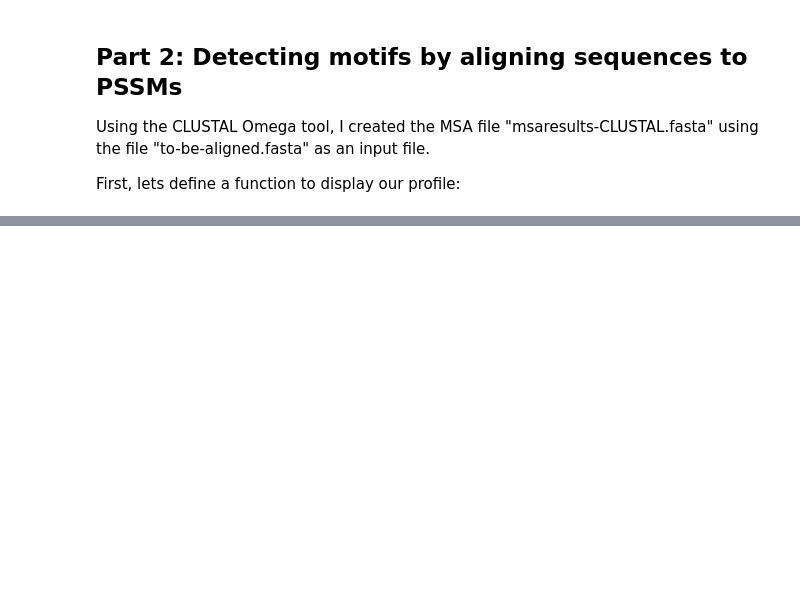
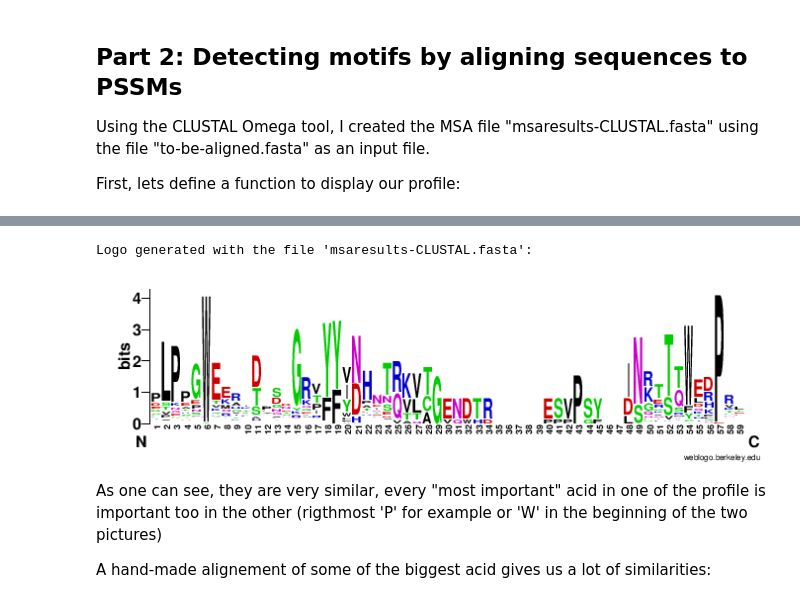
Before and after one commit to T4g1/bioinfo, a Jupyter notebook: Sequence Alignement and Detecting Motifs.ipynb, the cells around one changed output, grey strips where cells are left out. Drawn from its saved outputs; the diff is of its cells as text; code cells hidden in the pictures; blank space fills up the shorter version.

```diff
--- a/Sequence Alignement and Detecting Motifs.ipynb
+++ b/Sequence Alignement and Detecting Motifs.ipynb
@@ -572,0 +675,11 @@ Nseq: 247.0
+# %%
+print("Logo generated with the file 'msaresults-CLUSTAL.fasta':")
+Image("weblogo.berkeley.png")
+print("Keeping only the biggest acid we get something like: LPGWEEDGRYYN TRKVTGENDTR ESVPSY TTWP")
+# %% [output]
+Logo generated with the file 'msaresults-CLUSTAL.fasta':
+[figure, added]
+# %% [markdown]
+As one can see, they are very similar, every "most important" acid in one of the profile is important too in the other (rigthmost 'P' for example or 'W' in the beginning of the two pictures)
+
+A hand-made alignement of some of the biggest acid gives us a lot of similarities:
```
Also changed, not shown: parts of 4 cells of this notebook, 2 other files.
